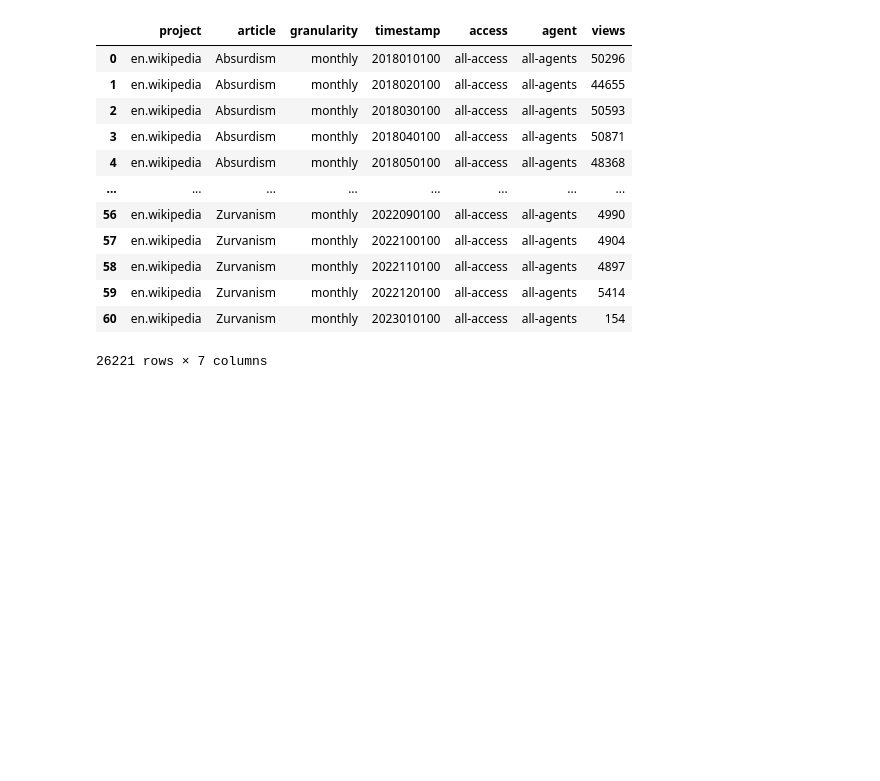
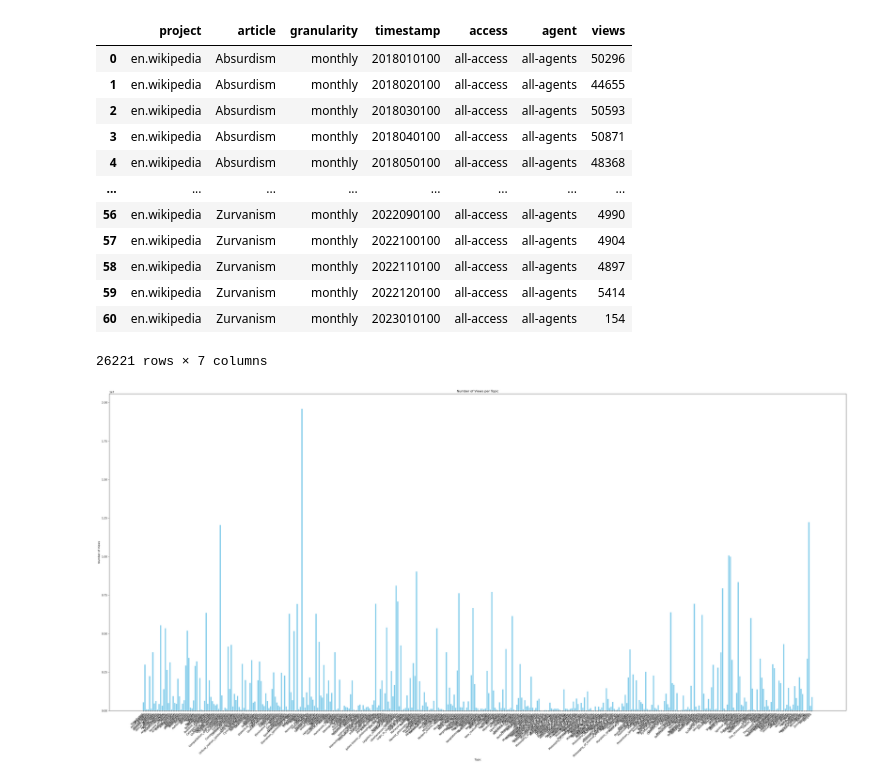
Before and after one commit to epfl-ada/ada-2023-project-mandarinecorp, a Jupyter notebook: Views.ipynb, the cells around one changed output. Cells and saved outputs as stored; diff of their text form; code cells hidden in the pictures; blank space fills up the shorter version.

```diff
--- a/Views.ipynb
+++ b/Views.ipynb
@@ -282,6 +284,22 @@ display(philo_views_en)
 | 59 | en.wikipedia | Zurvanism | monthly | 2022120100 | all-access | all-agents | 5414 |
 | 60 | en.wikipedia | Zurvanism | monthly | 2023010100 | all-access | all-agents | 154 |
 26221 rows × 7 columns
+# %%
+#Get the total number of views per topic
+total_views_per_topic = philo_views_en.groupby('article')['views'].sum().reset_index()
+
+#Plot an histogram of the total number of views per topic in order to see the distribution
+plt.figure(figsize=(40, 20))
+plt.bar(total_views_per_topic['article'], total_views_per_topic['views'], color='skyblue')
+plt.xlabel('Topic')
+plt.ylabel('Number of Views')
+plt.title('Number of Views per Topic')
+plt.xticks(rotation=45, ha='right')  # Rotate x-axis labels for better visibility
+plt.tight_layout()
+
+plt.show()
+# %% [output]
+[figure, added]
 # %%
 #More accurate way to classifiy philosophies...to be completed
 
```
Also changed, not shown: parts of 6 cells of this notebook.
